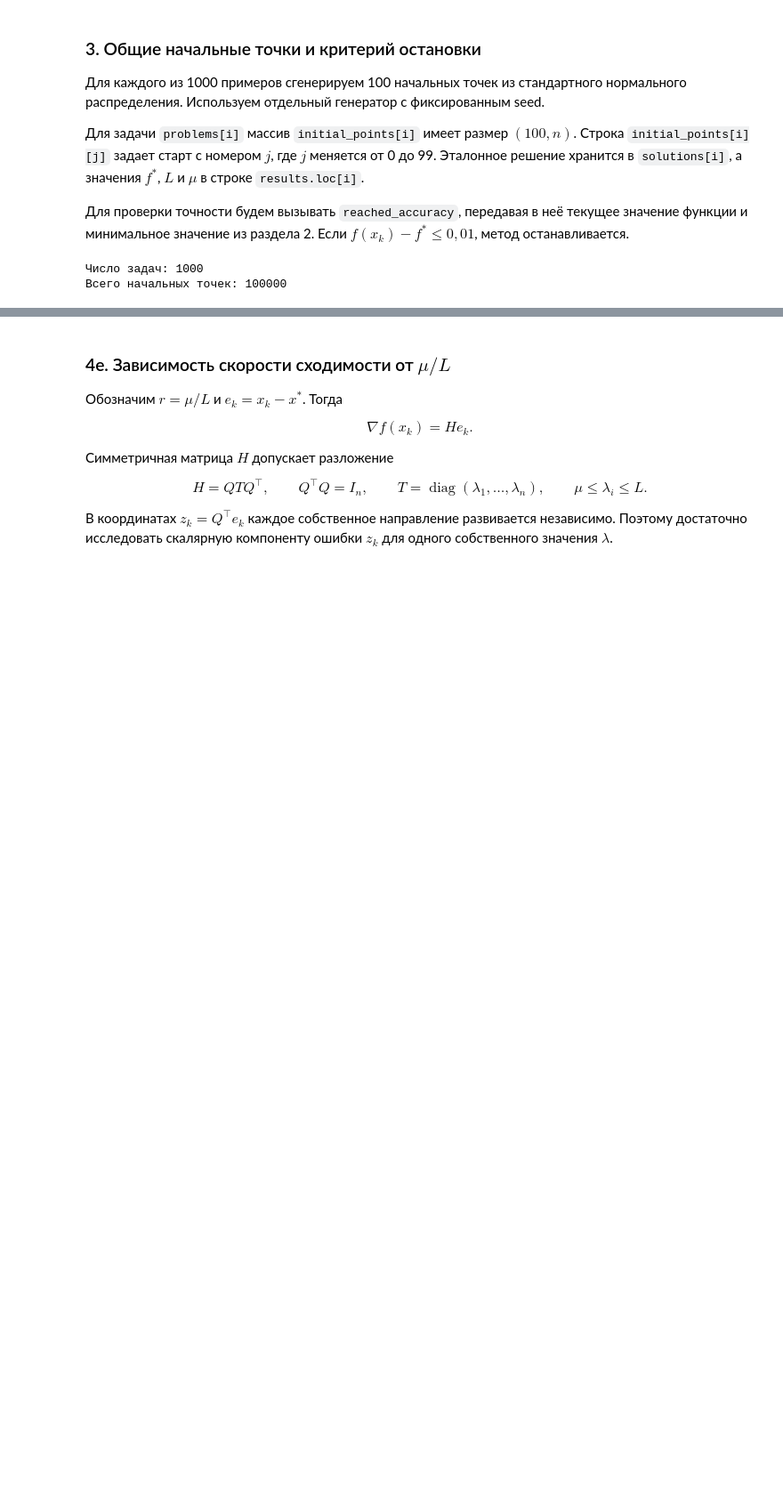
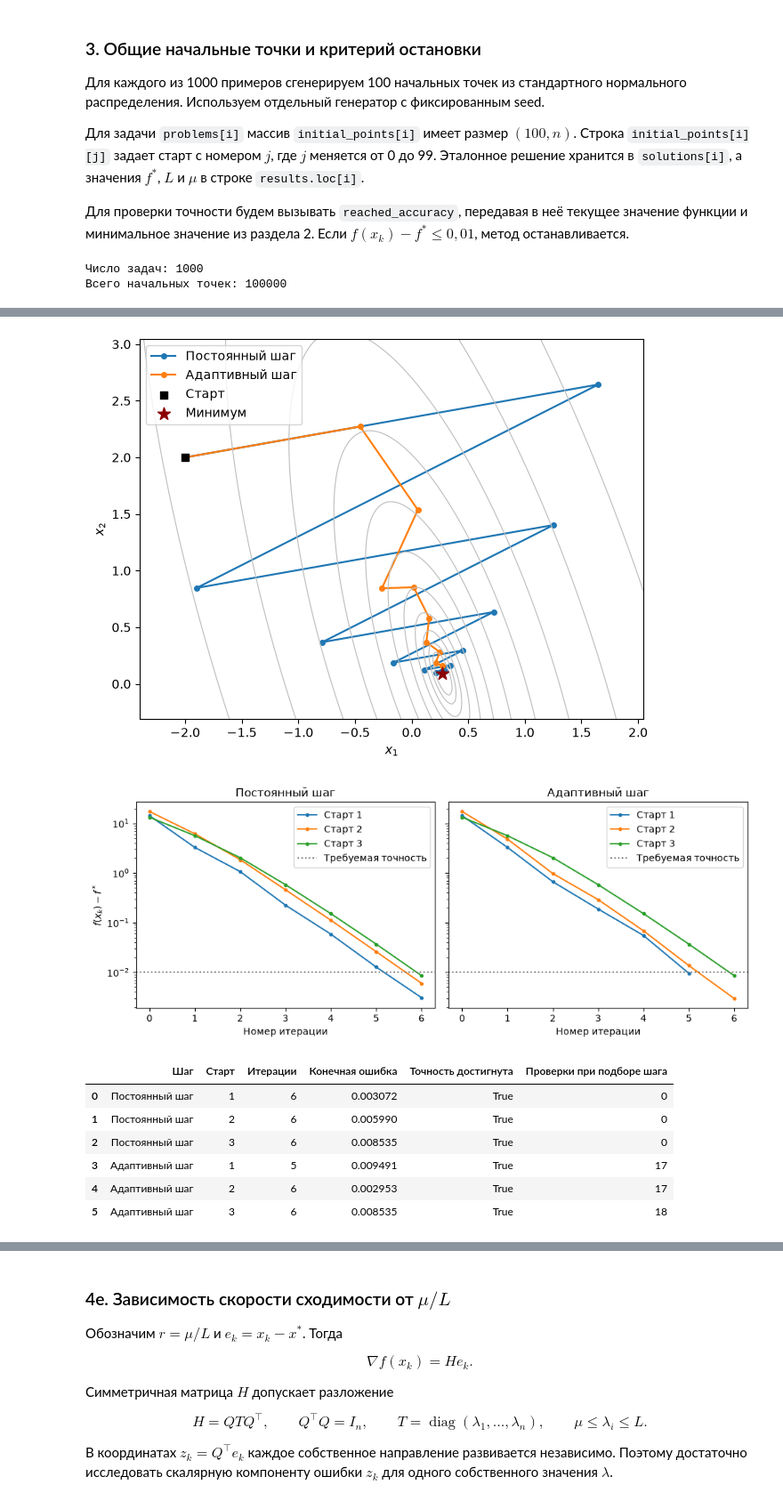
Before and after one commit to Sehpiiik/OM, a Jupyter notebook: lab1/lab1.ipynb, the cells around one changed output, grey strips where cells are left out. Shown at 89% size. Cells and saved outputs as stored; diff of their text form; code cells hidden in the pictures; blank space fills up the shorter version.

```diff
--- a/lab1/lab1.ipynb
+++ b/lab1/lab1.ipynb
@@ -471,0 +733,40 @@ def reached_accuracy(value, f_star, eps=0.01):
+# %%
+def adaptive_heavy_ball_step(problem, x, value, grad, displacement, M, L, mu, parameters):
+    M = max(M / 2, mu, L * np.finfo(float).eps)
+    grad_squared = grad @ grad
+    checks = 0
+    trial_L_sum = 0.0
+    for rounds in range(1, 65):
+        step, beta = parameters(M, mu)
+        threshold = value - grad_squared / (2 * M)
+        for direction in (-step * grad + beta * displacement, -grad / M):
+            candidate = x + direction
+            candidate_value = objective(problem, candidate)
+            checks += 1
+            trial_L_sum += M
+            if candidate_value <= threshold:
+                return candidate, candidate_value, M, checks, trial_L_sum, rounds
+        M *= 2
+    raise ArithmeticError("Не удалось подобрать шаг метода тяжелого шарика.")
+
+def adaptive_heavy_ball(problem, x0, f_star, L, mu, eps=0.01, keep_history=False):
+    return run_heavy_ball(problem, x0, f_star, L, mu, eps=eps, keep_history=keep_history,
+                          choose_step=adaptive_heavy_ball_step)
+# %%
+plane_adaptive = adaptive_heavy_ball(plane_problem, plane_start, plane_value, plane_L, plane_mu,
+                                     keep_history=True)
+paths["Адаптивный шаг"] = np.array(plane_adaptive.trajectory)
+plot_trajectories(paths)
+
+samples["Адаптивный шаг"] = example_runs(adaptive_heavy_ball)
+plot_accuracy(samples)
+# %% [output]
+[figure, added]
+[figure, added]
+|  | Шаг | Старт | Итерации | Конечная ошибка | Точность достигнута | Проверки при подборе шага |
+| 0 | Постоянный шаг | 1 | 6 | 0.003072 | True | 0 |
+| 1 | Постоянный шаг | 2 | 6 | 0.005990 | True | 0 |
+| 2 | Постоянный шаг | 3 | 6 | 0.008535 | True | 0 |
+| 3 | Адаптивный шаг | 1 | 5 | 0.009491 | True | 17 |
+| 4 | Адаптивный шаг | 2 | 6 | 0.002953 | True | 17 |
+| 5 | Адаптивный шаг | 3 | 6 | 0.008535 | True | 18 |
```
Also changed, not shown: parts of 27 cells of this notebook.
